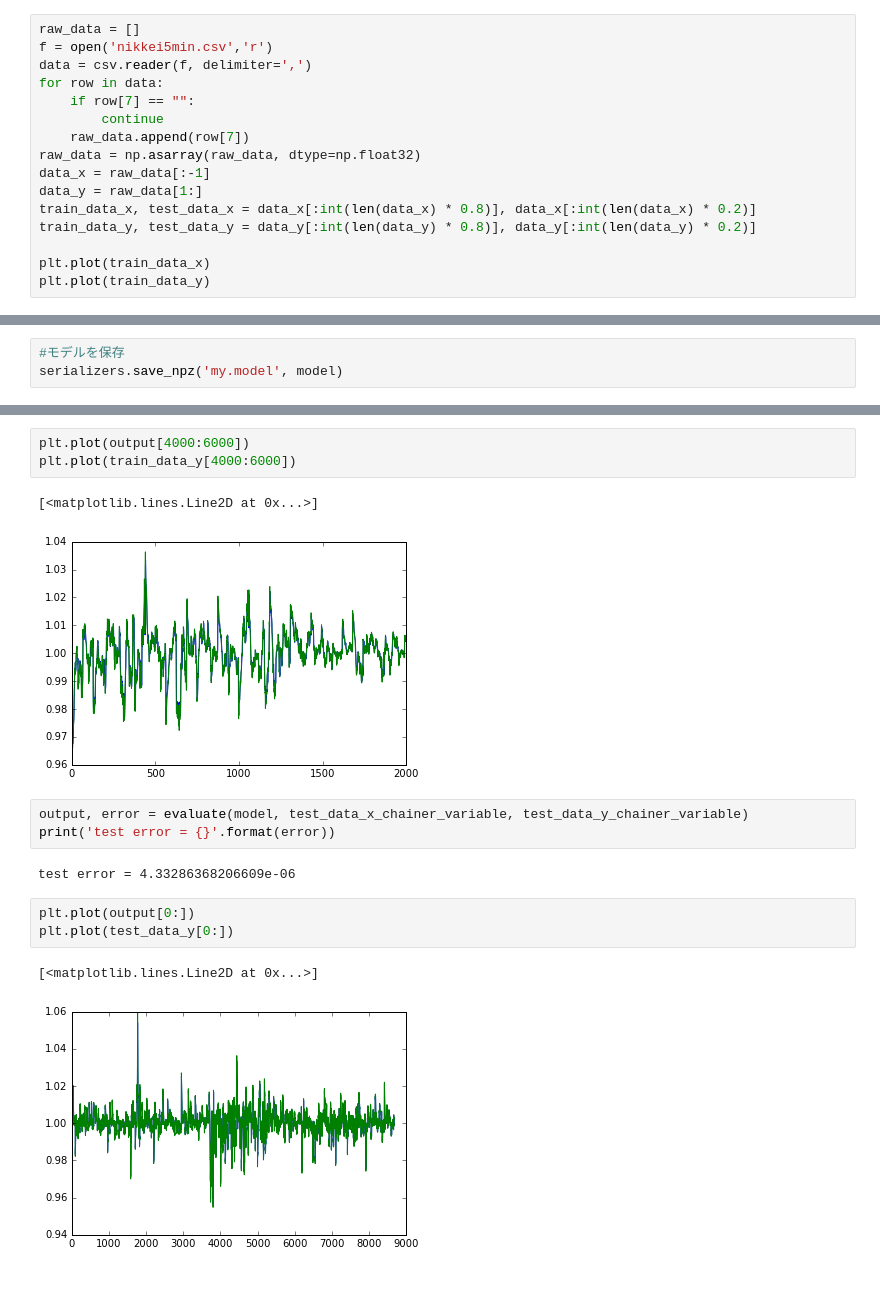
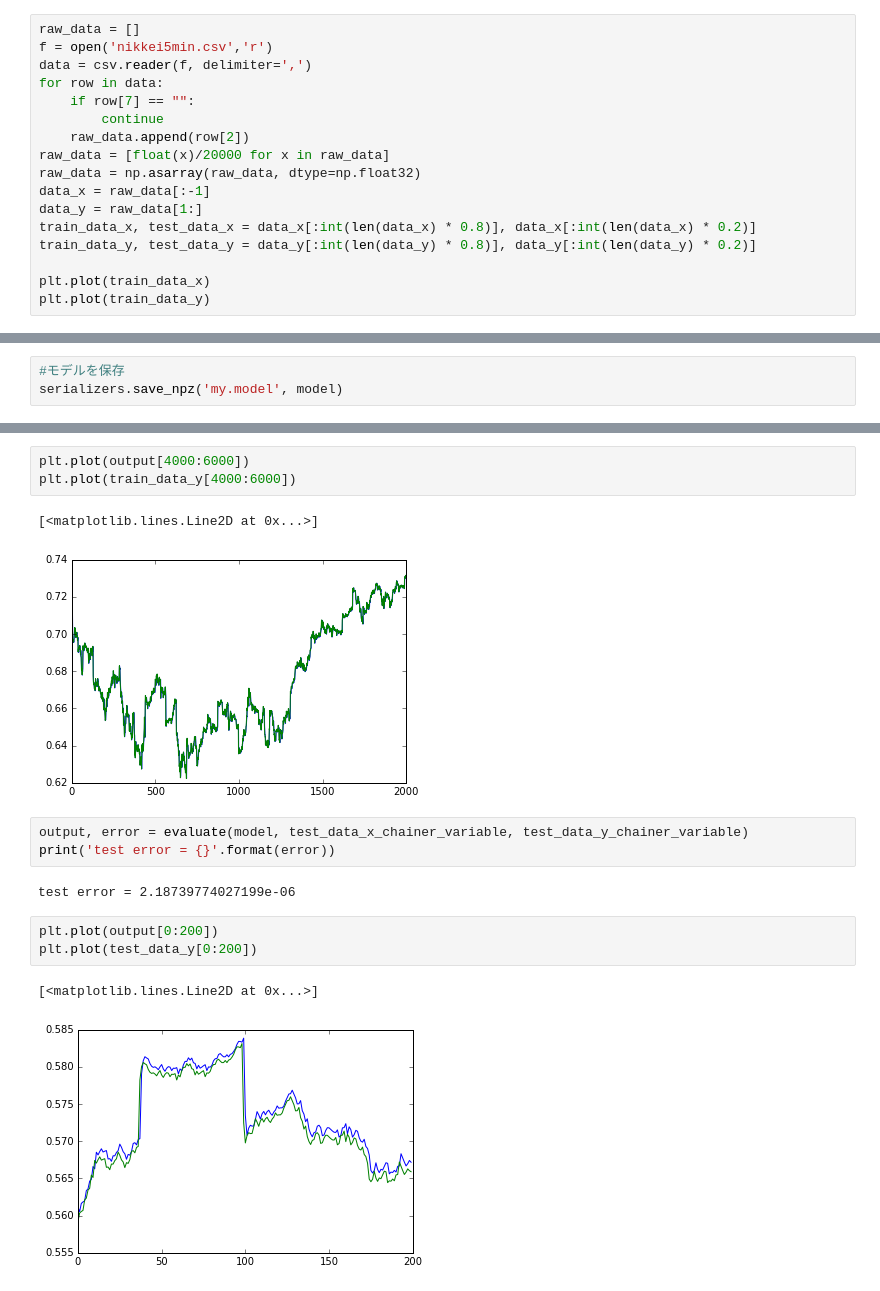
Before and after one commit to haretaro/ichiyo, a Jupyter notebook: net/train.ipynb, the cells around one changed output, grey strips where cells are left out. Drawn from its saved outputs; the diff is of its cells as text.

```diff
--- a/net/train.ipynb
+++ b/net/train.ipynb
@@ -28,7 +28,8 @@ data = csv.reader(f, delimiter=',')
 for row in data:
     if row[7] == "":
         continue
-    raw_data.append(row[7])
+    raw_data.append(row[2])
+raw_data = [float(x)/20000 for x in raw_data]
 raw_data = np.asarray(raw_data, dtype=np.float32)
 data_x = raw_data[:-1]
 data_y = raw_data[1:]
@@ -160,15 +161,15 @@ plt.plot(output[4000:6000])
 plt.plot(train_data_y[4000:6000])
 # %% [output]
 [<matplotlib.lines.Line2D at 0x...>]
-[figure, old version]
+[figure, new version]
 # %%
 output, error = evaluate(model, test_data_x_chainer_variable, test_data_y_chainer_variable)
 print('test error = {}'.format(error))
 # %% [output]
-test error = 4.33286368206609e-06
+test error = 2.18739774027199e-06
 # %%
-plt.plot(output[0:])
-plt.plot(test_data_y[0:])
+plt.plot(output[0:200])
+plt.plot(test_data_y[0:200])
 # %% [output]
 [<matplotlib.lines.Line2D at 0x...>]
-[figure, old version]
+[figure, new version]
```
Also changed, not shown: parts of 7 cells of this notebook, 1 other file.
